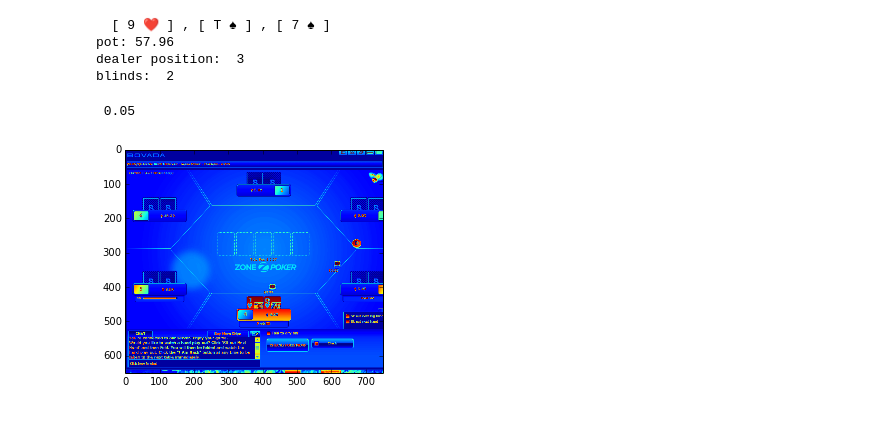
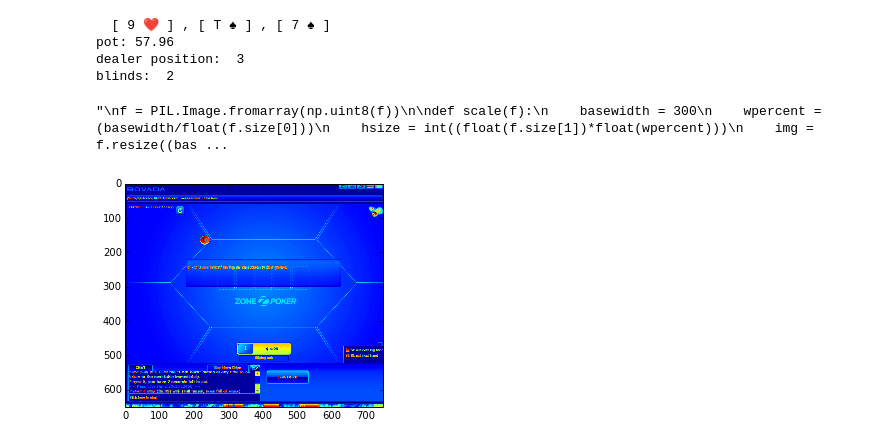
Before and after one commit to edouardswiac/PokerBot, a Jupyter notebook: BovadaProcessor.ipynb, the cells around one changed output. Cells and saved outputs as stored; diff of their text form; code cells hidden in the pictures.

```diff
--- a/BovadaProcessor.ipynb
+++ b/BovadaProcessor.ipynb
@@ -225,11 +225,22 @@ class Frame():
 
 
     def is_user_turn(self):
+        img = misc.imread('screenshots/test.jpg', flatten = False)
+        img = img[self.y:self.y + 650, self.x:self.x + 750]
+
+        slice = img[500:515, 330:450]
+        slice = slice.reshape(slice.shape[0]*slice.shape[1], 4)
+        yellow_mask = (slice[:,0] > 200) & (slice[:,1] > 200) & (slice[:,2] == 0)
+
+        return len(slice[yellow_mask]) > 0
+
+        """
         pos = self.LOCATIONS['stack0']
         slice = self.frame[pos[0][1] + 30:pos[1][1]+20, pos[0][0]:pos[1][0]]
         #plt.imshow(slice)
         #bins = plt.hist(slice)
         return len(slice[slice > 50]) > 50
+        """
 
 
     def is_unopened(self):
@@ -272,35 +283,41 @@ blinds:  2
 # %%
 frame = Frame()
 # %%
-#frame.update()
+frame.update()
 f = frame.frame
 plt.imshow(f)
 
-y1 = 410
+y1 = 380
 y2 = 425
-x1 = 390
-x2 = 480
+x1 = 350
+x2 = 450
 
 (390, 410),(490, 425)
 
 
 
 f = f[y1:y2, x1:x2]
+#plt.imshow(f)
+
+
+
+
+'''
 f = PIL.Image.fromarray(np.uint8(f))
 
 def scale(f):
     basewidth = 300
     wpercent = (basewidth/float(f.size[0]))
     hsize = int((float(f.size[1])*float(wpercent)))
     img = f.resize((basewidth,hsize), PIL.Image.ANTIALIAS)
     img.show()
     return img
 
 f = scale(f)
 s = image_to_string(f)
 non_decimal = re.compile(r'[^\d.]+')
 s = non_decimal.sub(' ', s)
-print s
+print s'''
 # %% [output]
- 0.05
+"\nf = PIL.Image.fromarray(np.uint8(f))\n\ndef scale(f):\n    basewidth = 300\n    wpercent = (basewidth/float(f.size[0]))\n    hsize = int((float(f.size[1])*float(wpercent)))\n    img = f.resize((bas ...
-[figure, old version]
+[figure, new version]
```
Also changed, not shown: parts of 12 cells of this notebook, 5 other files.
